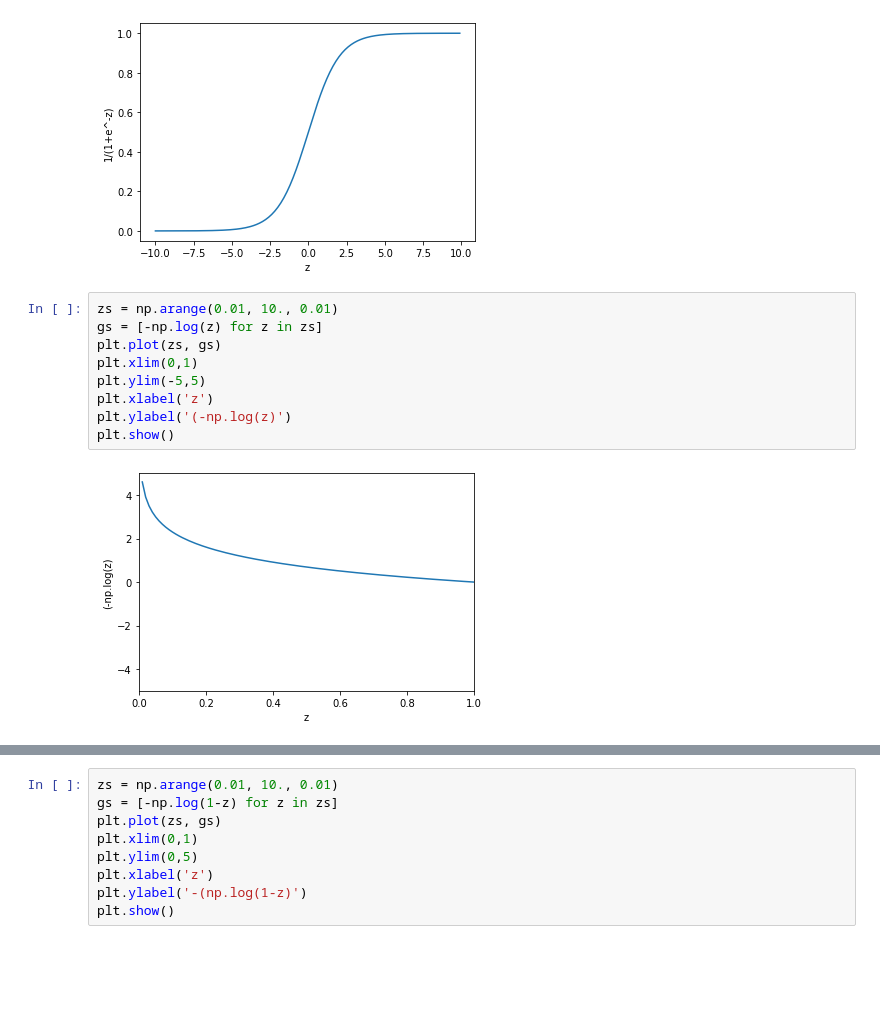
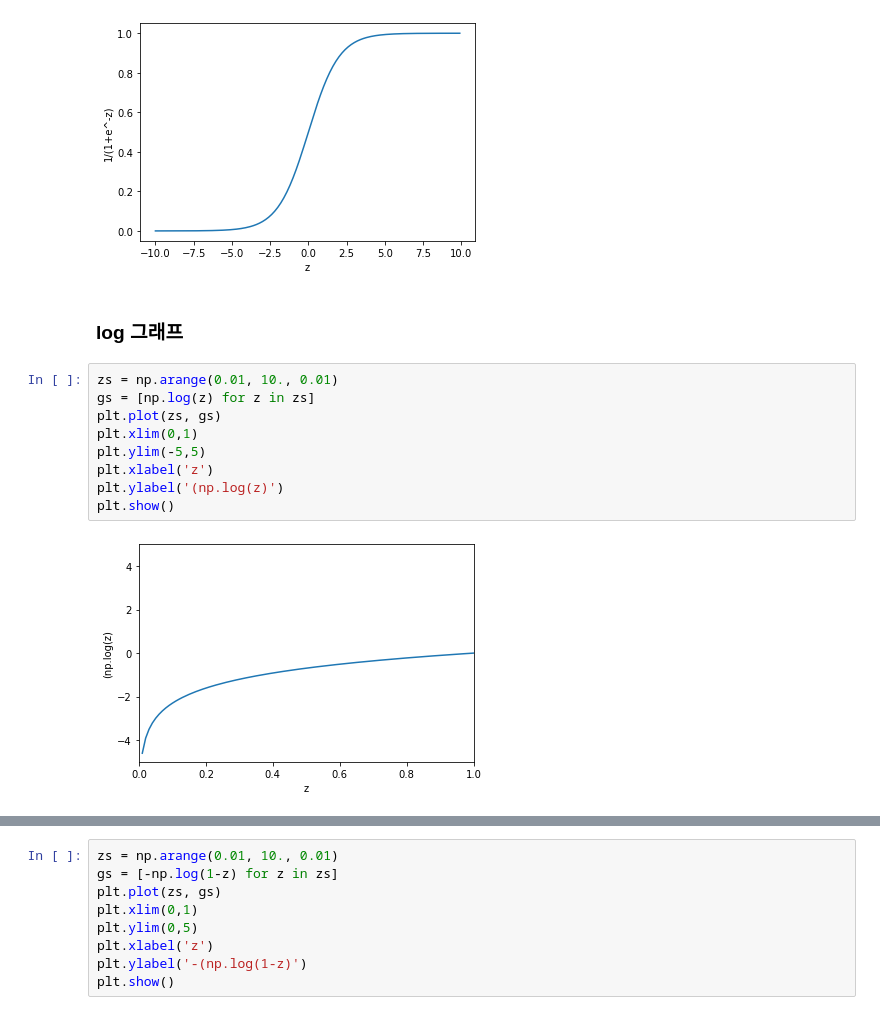
Before and after one commit to imguru-mooc/deep_learning_nlp, a Jupyter notebook: Chapter_2/2.logistic_regression.ipynb, the cells around one changed output, grey strips where cells are left out. Saved outputs shown, nothing was run; the diff lists cells and outputs as text; blank space fills up the shorter version.

```diff
--- a/Chapter_2/2.logistic_regression.ipynb
+++ b/Chapter_2/2.logistic_regression.ipynb
@@ -132,14 +132,16 @@ plt.ylabel('1/(1+e^-z)')
 plt.show()
 # %% [output]
 [figure]
+# %% [markdown]
+### log 그래프
 # %%
 zs = np.arange(0.01, 10., 0.01)
-gs = [-np.log(z) for z in zs]
+gs = [np.log(z) for z in zs]
 plt.plot(zs, gs)
 plt.xlim(0,1)
 plt.ylim(-5,5)
 plt.xlabel('z')
-plt.ylabel('(-np.log(z)')
+plt.ylabel('(np.log(z)')
 plt.show()
 # %% [output]
-[figure, old version]
+[figure, new version]
```
Also changed, not shown: parts of 4 cells of this notebook.
